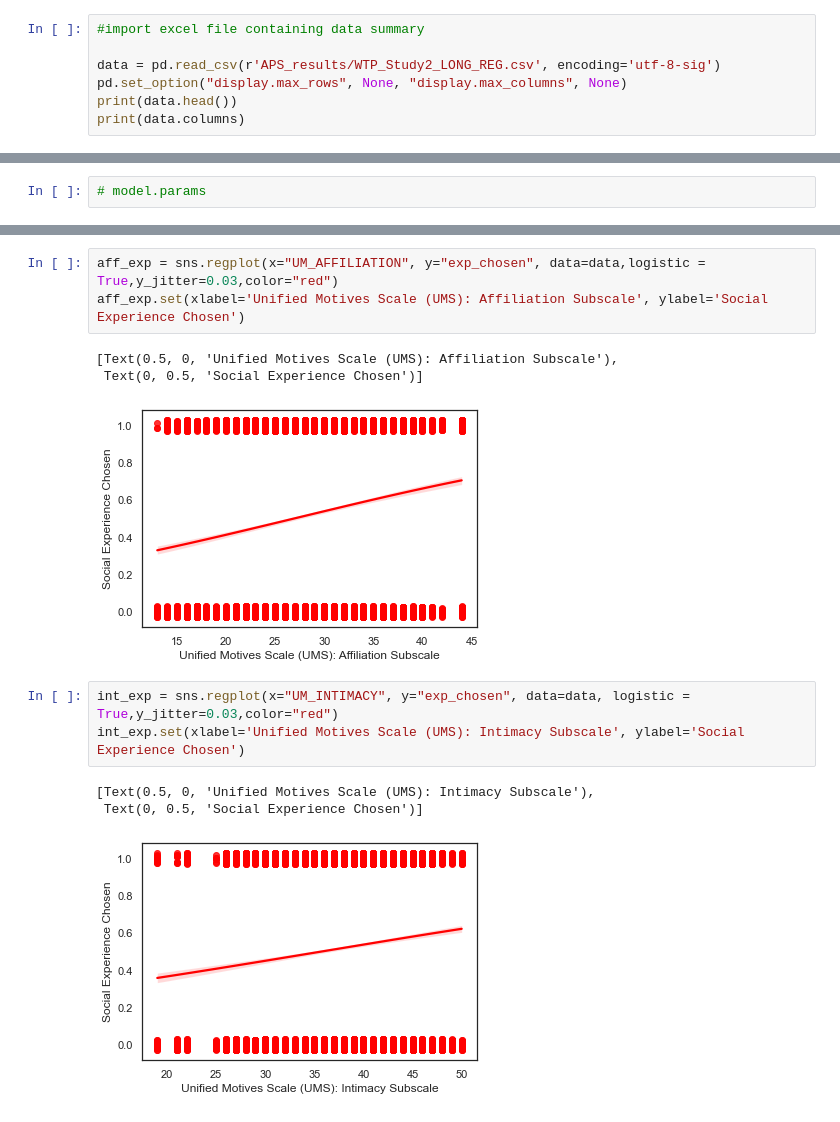
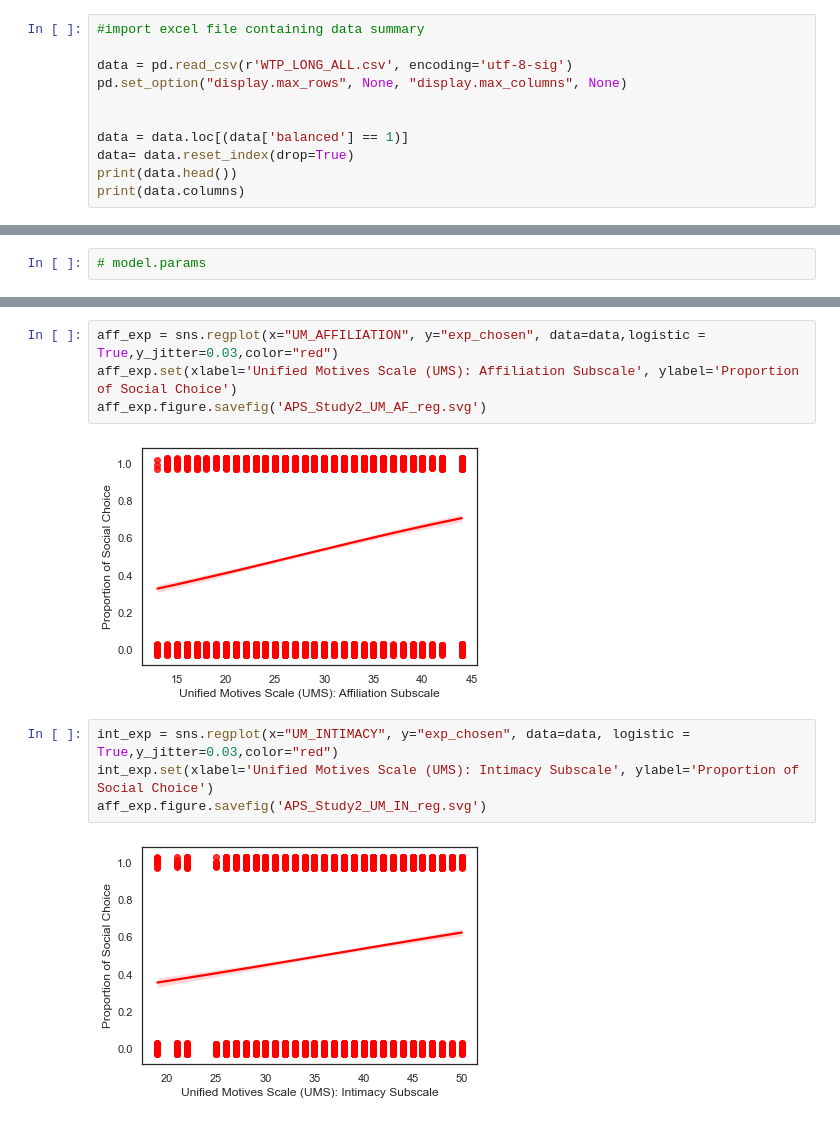
Before and after one commit to fareri-lab/WTP_CardTask, a Jupyter notebook: APS/WTP_HLM.ipynb, the cells around one changed output, grey strips where cells are left out. Saved outputs shown, nothing was run; the diff lists cells and outputs as text.

```diff
--- a/APS/WTP_HLM.ipynb
+++ b/APS/WTP_HLM.ipynb
@@ -37,8 +35,12 @@ ModuleNotFoundError: No module named 'arviz'
 # %%
 #import excel file containing data summary
 
-data = pd.read_csv(r'APS_results/WTP_Study2_LONG_REG.csv', encoding='utf-8-sig')
+data = pd.read_csv(r'WTP_LONG_ALL.csv', encoding='utf-8-sig')
 pd.set_option("display.max_rows", None, "display.max_columns", None)
+
+
+data = data.loc[(data['balanced'] == 1)]
+data= data.reset_index(drop=True)
 print(data.head())
 print(data.columns)
 # %% [output]
@@ -584,15 +310,13 @@ ax = sns.regplot(x="UM_INTIMACY", y="prop_social", data=data)
 # %%
 aff_exp = sns.regplot(x="UM_AFFILIATION", y="exp_chosen", data=data,logistic = True,y_jitter=0.03,color="red")
-aff_exp.set(xlabel='Unified Motives Scale (UMS): Affiliation Subscale', ylabel='Social Experience Chosen')
+aff_exp.set(xlabel='Unified Motives Scale (UMS): Affiliation Subscale', ylabel='Proportion of Social Choice')
+aff_exp.figure.savefig('APS_Study2_UM_AF_reg.svg')
 # %% [output]
-[Text(0.5, 0, 'Unified Motives Scale (UMS): Affiliation Subscale'),
- Text(0, 0.5, 'Social Experience Chosen')]
-[figure, old version]
+[figure, new version]
 # %%
 int_exp = sns.regplot(x="UM_INTIMACY", y="exp_chosen", data=data, logistic = True,y_jitter=0.03,color="red")
-int_exp.set(xlabel='Unified Motives Scale (UMS): Intimacy Subscale', ylabel='Social Experience Chosen')
+int_exp.set(xlabel='Unified Motives Scale (UMS): Intimacy Subscale', ylabel='Proportion of Social Choice')
+aff_exp.figure.savefig('APS_Study2_UM_IN_reg.svg')
 # %% [output]
-[Text(0.5, 0, 'Unified Motives Scale (UMS): Intimacy Subscale'),
- Text(0, 0.5, 'Social Experience Chosen')]
-[figure, old version]
+[figure, new version]
 # %%
```
Also changed, not shown: parts of 34 cells of this notebook, 7 other files.
